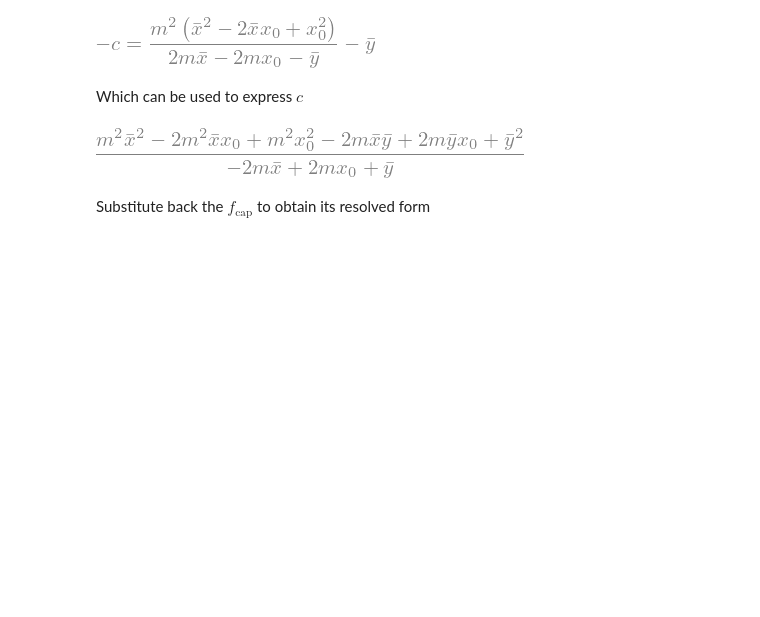
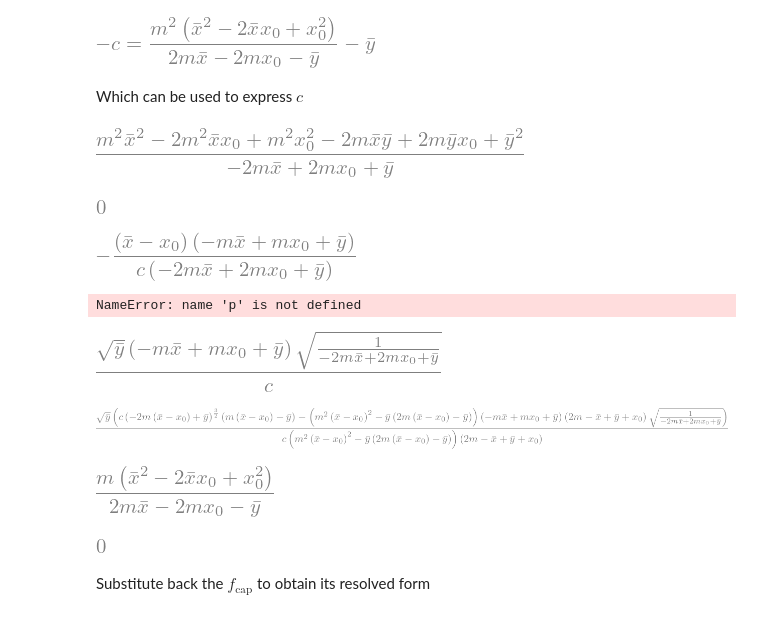
Before and after one commit to bmcs-group/bmcs_slide, a Jupyter notebook: notebooks/threshold_function.ipynb, the cells around one changed output. Drawn from its saved outputs; the diff is of its cells as text; code cells hidden in the pictures; blank space fills up the shorter version.

```diff
--- a/notebooks/threshold_function.ipynb
+++ b/notebooks/threshold_function.ipynb
@@ -116,3 +118,38 @@ sp.simplify(c_solved)
+# %%
+c = y_bar + (m**2 * (x_tilde) **2)/(2*m*(x_tilde) + y_bar)
+sp.simplify(c.subs(x_tilde, x_0 - x_bar) - c_solved)
+# %% [output]
+[figure, added]
+# %%
+a_solved = abx_subs[a]
+sp.simplify(a_solved)
+# %% [output]
+[figure, added]
+# %%
+a = -((m*x_tilde + y_bar)*p)/((2*m*x_tilde+y_bar)*c)
+sp.simplify(a.subs(x_tilde, x_0 - x_bar) - a_solved)
+# %% [output]
+NameError: name 'p' is not defined
+# %%
+b_solved = abx_subs[b]
+sp.simplify(b_solved)
+# %% [output]
+[figure, added]
+# %%
+b = -((m*x_tilde + y_bar)*sp.sqrt(y_bar*(2*m*x_tilde + y_bar)))/((2*m+x_tilde+y_bar)*c)
+sp.simplify(b.subs(x_tilde, x_0 - x_bar) - b_solved)
+# %% [output]
+[figure, added]
+# %%
+x_c_solved = abx_subs[x_c]
+sp.simplify(x_c_solved)
+# %% [output]
+[figure, added]
+# %%
+x_c = -(m*x_tilde**2)/(2*m*x_tilde + y_bar)
+sp.simplify(x_c.subs(x_tilde, x_0 - x_bar) - x_c_solved)
+# %% [output]
+[figure, added]
 # %% [markdown]
 Substitute back the $f_\mathrm{cap}$ to obtain its resolved form
 # %%
```
Also changed, not shown: parts of 9 cells of this notebook.
